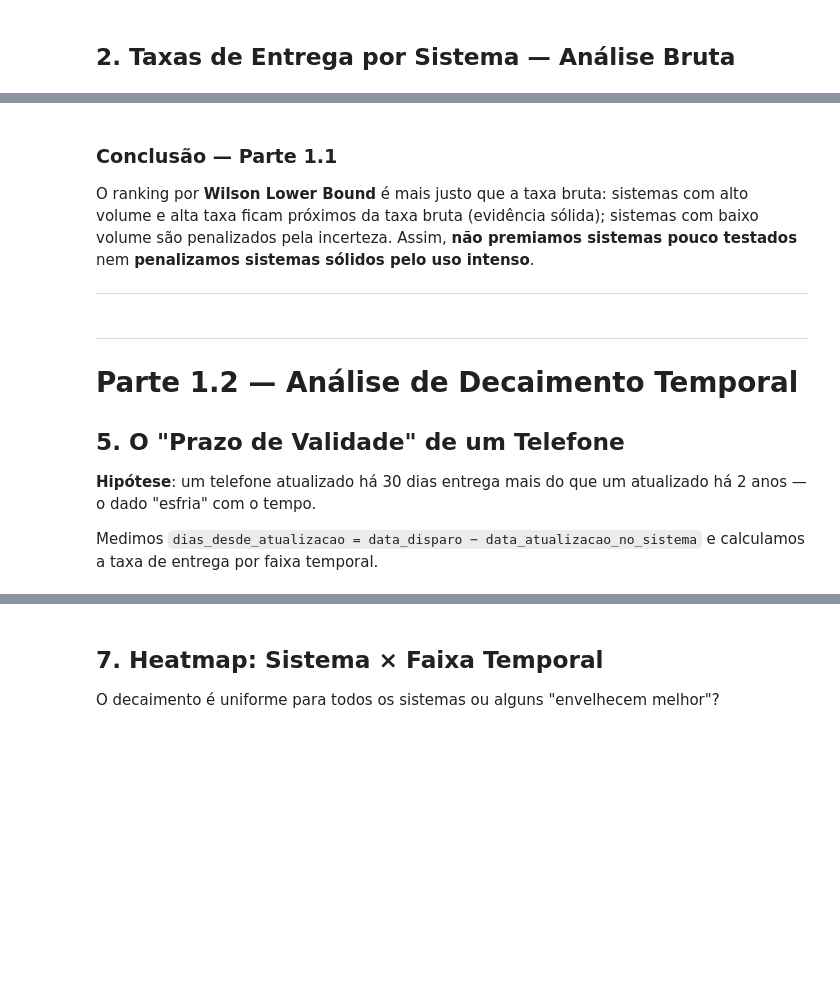
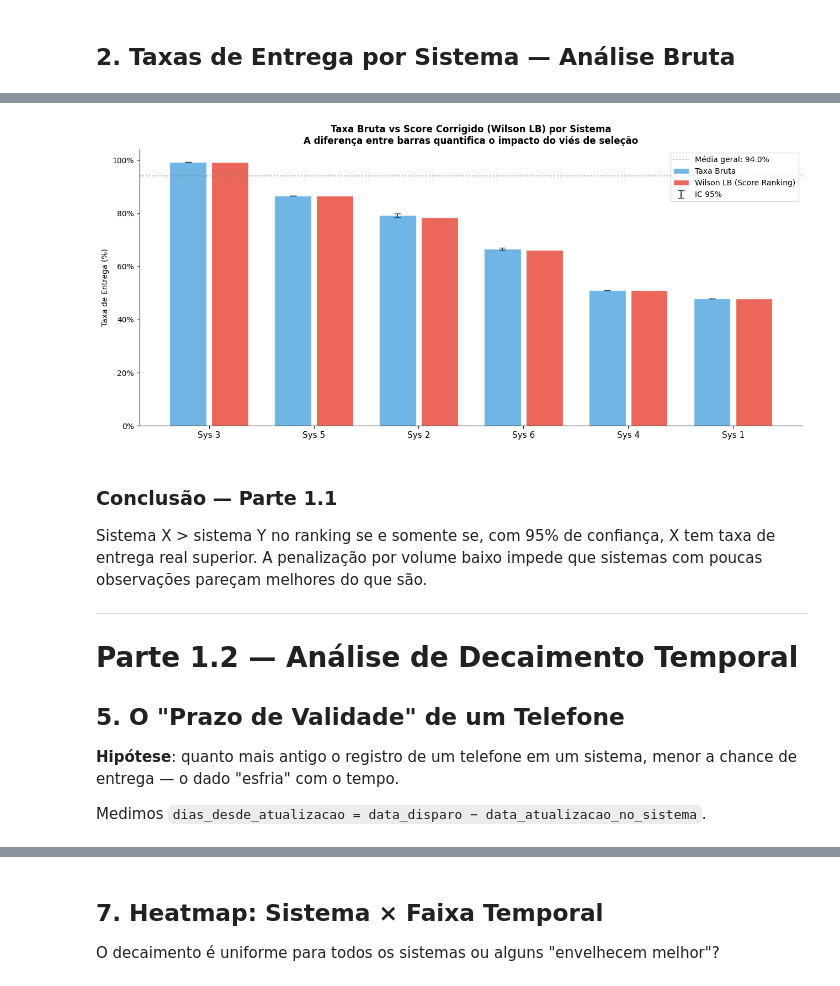
Before and after one commit to Lucas-SGO/desafio-cientista-dados-pleno-campanhas, a Jupyter notebook: notebooks/02_qualidade_por_sistema.ipynb, the cells around one changed output, grey strips where cells are left out. Drawn from its saved outputs; the diff is of its cells as text; code cells hidden in the pictures; blank space fills up the shorter version.

```diff
--- a/notebooks/02_qualidade_por_sistema.ipynb
+++ b/notebooks/02_qualidade_por_sistema.ipynb
@@ -163,31 +235,30 @@ O **Wilson Score Lower Bound** é o limite inferior do IC de 95%: *"com 95% de c
 
 $$\text{Wilson LB} = \frac{\hat{p} + \frac{z^2}{2n} - z\sqrt{\frac{\hat{p}(1-\hat{p})}{n} + \frac{z^2}{4n^2}}}{1 + \frac{z^2}{n}}$$
 # %%
-def wilson_lower_bound(s, n, z=1.96):
+def wilson_lb(s, n, z=1.96):
     if n == 0: return 0.0
     p = s / n
     d = 1 + z**2 / n
-    c = p + z**2 / (2 * n)
-    m = z * np.sqrt(p * (1 - p) / n + z**2 / (4 * n**2))
+    c = p + z**2 / (2*n)
+    m = z * np.sqrt(p*(1-p)/n + z**2/(4*n**2))
     return (c - m) / d
 
-def wilson_upper_bound(s, n, z=1.96):
+def wilson_ub(s, n, z=1.96):
     if n == 0: return 1.0
     p = s / n
     d = 1 + z**2 / n
-    c = p + z**2 / (2 * n)
-    m = z * np.sqrt(p * (1 - p) / n + z**2 / (4 * n**2))
+    c = p + z**2 / (2*n)
+    m = z * np.sqrt(p*(1-p)/n + z**2/(4*n**2))
     return (c + m) / d
 
 agg_sistema['wilson_lb'] = agg_sistema.apply(
-    lambda r: wilson_lower_bound(r['total_sucesso'], r['total_aparicoes']), axis=1)
+    lambda r: wilson_lb(r['sucessos'], r['total']), axis=1)
 agg_sistema['wilson_ub'] = agg_sistema.apply(
-    lambda r: wilson_upper_bound(r['total_sucesso'], r['total_aparicoes']), axis=1)
+    lambda r: wilson_ub(r['sucessos'], r['total']), axis=1)
 agg_sistema['score_sistema'] = agg_sistema['wilson_lb']
 agg_sistema = agg_sistema.sort_values('score_sistema', ascending=False).reset_index(drop=True)
 agg_sistema.index += 1
 
-print('Ranking corrigido (Wilson Lower Bound, IC 95%):\n')
-cols = ['id_sistema', 'total_aparicoes', 'total_sucesso', 'taxa_entrega_bruta',
-        'wilson_lb', 'wilson_ub', 'score_sistema']
+print('Ranking corrigido — Wilson Lower Bound (IC 95%):\n')
+cols = ['sistema_alias', 'total', 'sucessos', 'taxa_bruta', 'wilson_lb', 'wilson_ub', 'score_sistema']
 print(agg_sistema[cols].to_string(float_format='{:.4f}'.format))
@@ -194,40 +275,41 @@ print(agg_sistema[cols].to_string(float_format='{:.4f}'.format))
 # %%
 fig, ax = plt.subplots(figsize=(13, 6))
 
 ap = agg_sistema.reset_index(drop=True).sort_values('score_sistema', ascending=False)
 x = np.arange(len(ap))
-taxas_b = ap['taxa_entrega_bruta'].values * 100
-lb_b = ap['wilson_lb'].values * 100
-ub_b = ap['wilson_ub'].values * 100
-sc = ap['score_sistema'].values * 100
+taxas_b = ap['taxa_bruta'].values * 100
+lb_b    = ap['wilson_lb'].values * 100
+ub_b    = ap['wilson_ub'].values * 100
+sc      = ap['score_sistema'].values * 100
 
 ax.bar(x - 0.2, taxas_b, width=0.35, label='Taxa Bruta', color='#3498db', alpha=0.7, edgecolor='white')
-ax.bar(x + 0.2, sc, width=0.35, label='Wilson LB (Score Ranking)', color='#e74c3c', alpha=0.85, edgecolor='white')
+ax.bar(x + 0.2, sc,      width=0.35, label='Wilson LB (Score Ranking)', color='#e74c3c', alpha=0.85, edgecolor='white')
 ax.errorbar(x - 0.2, taxas_b, yerr=[taxas_b - lb_b, ub_b - taxas_b],
             fmt='none', color='#2c3e50', capsize=4, linewidth=1.5, label='IC 95%')
 
 ax.set_xticks(x)
-ax.set_xticklabels(ap['id_sistema'], rotation=45, ha='right', fontsize=10)
+ax.set_xticklabels(ap['sistema_alias'], fontsize=11)
 ax.set_ylabel('Taxa de Entrega (%)')
 ax.set_title('Taxa Bruta vs Score Corrigido (Wilson LB) por Sistema\n'
-             'A diferença entre as barras revela o impacto do viés de seleção', fontweight='bold')
+             'A diferença entre barras quantifica o impacto do viés de seleção',
+             fontweight='bold')
 ax.yaxis.set_major_formatter(mtick.FuncFormatter(lambda x, _: f'{x:.0f}%'))
-ax.axhline(taxa_media, color='gray', linestyle=':', alpha=0.7)
+ax.axhline(taxa_media, color='gray', linestyle=':', alpha=0.7, label=f'Média geral: {taxa_media:.1f}%')
 ax.legend()
 plt.tight_layout()
 plt.show()
+# %% [output]
+[figure, added]
-# %% [markdown]
-### Conclusão — Parte 1.1
-
-O ranking por **Wilson Lower Bound** é mais justo que a taxa bruta: sistemas com alto volume e alta taxa ficam próximos da taxa bruta (evidência sólida); sistemas com baixo volume são penalizados pela incerteza. Assim, **não premiamos sistemas pouco testados** nem **penalizamos sistemas sólidos pelo uso intenso**.
-
----
-# %% [markdown]
----
-# Parte 1.2 — Análise de Decaimento Temporal
-
-## 5. O "Prazo de Validade" de um Telefone
-
-**Hipótese**: um telefone atualizado há 30 dias entrega mais do que um atualizado há 2 anos — o dado "esfria" com o tempo.
-
-Medimos `dias_desde_atualizacao = data_disparo − data_atualizacao_no_sistema` e calculamos a taxa de entrega por faixa temporal.
+# %% [markdown]
+### Conclusão — Parte 1.1
+
+Sistema X > sistema Y no ranking se e somente se, com 95% de confiança, X tem taxa de entrega real superior. A penalização por volume baixo impede que sistemas com poucas observações pareçam melhores do que são.
+
+---
+# Parte 1.2 — Análise de Decaimento Temporal
+
+## 5. O "Prazo de Validade" de um Telefone
+
+**Hipótese**: quanto mais antigo o registro de um telefone em um sistema, menor a chance de entrega — o dado "esfria" com o tempo.
+
+Medimos `dias_desde_atualizacao = data_disparo − data_atualizacao_no_sistema`.
```
Also changed, not shown: parts of 21 cells of this notebook.
